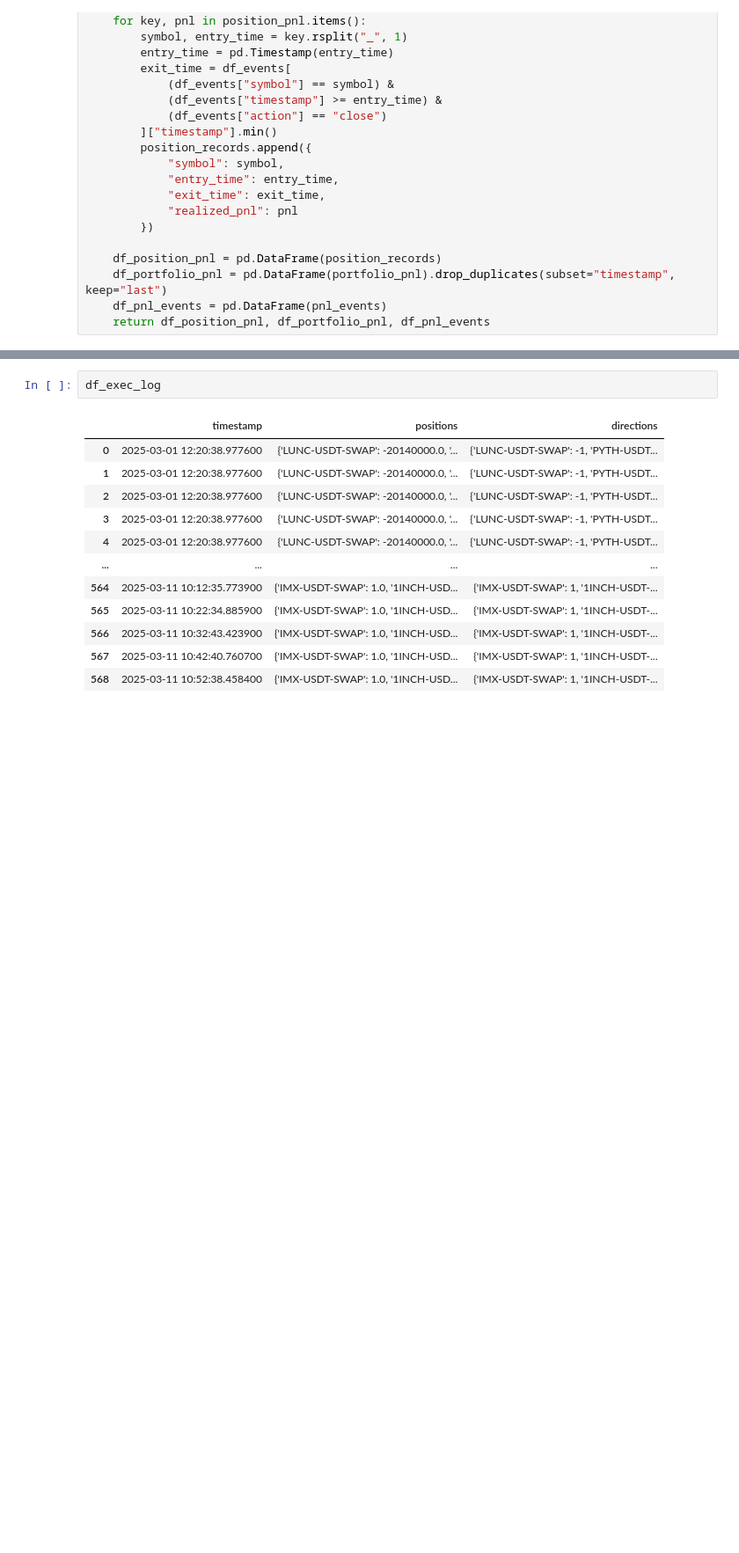
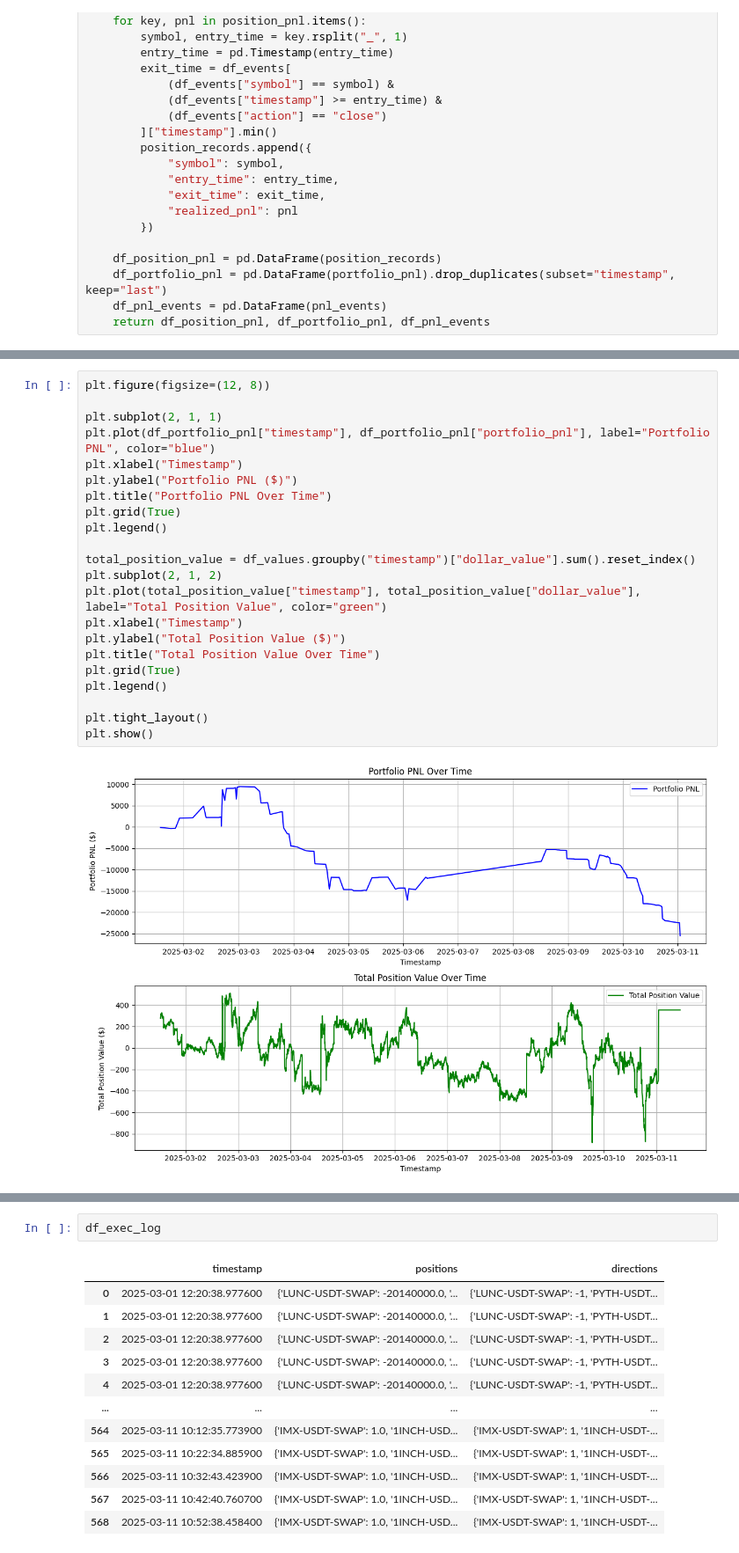
Before and after one commit to marescialloNino/pnl-analysis, a Jupyter notebook: okx_pnl_analysis.ipynb, the cells around one changed output, grey strips where cells are left out. Shown at 88% size. Saved outputs shown, nothing was run; the diff lists cells and outputs as text; blank space fills up the shorter version.

```diff
--- a/okx_pnl_analysis.ipynb
+++ b/okx_pnl_analysis.ipynb
@@ -575,3 +1141,27 @@ def calculate_realized_pnl(df_events: pd.DataFrame) -> tuple[pd.DataFrame, pd.Da
+# %%
+plt.figure(figsize=(12, 8))
+
+plt.subplot(2, 1, 1)
+plt.plot(df_portfolio_pnl["timestamp"], df_portfolio_pnl["portfolio_pnl"], label="Portfolio PNL", color="blue")
+plt.xlabel("Timestamp")
+plt.ylabel("Portfolio PNL ($)")
+plt.title("Portfolio PNL Over Time")
+plt.grid(True)
+plt.legend()
+
+total_position_value = df_values.groupby("timestamp")["dollar_value"].sum().reset_index()
+plt.subplot(2, 1, 2)
+plt.plot(total_position_value["timestamp"], total_position_value["dollar_value"], label="Total Position Value", color="green")
+plt.xlabel("Timestamp")
+plt.ylabel("Total Position Value ($)")
+plt.title("Total Position Value Over Time")
+plt.grid(True)
+plt.legend()
+
+plt.tight_layout()
+plt.show()
+# %% [output]
+[figure, added]
 # %%
 # Paths
 exec_log_path = "okx_bot_data/current_state.pos"
```
Also changed, not shown: parts of 9 cells of this notebook, 8 other files.
